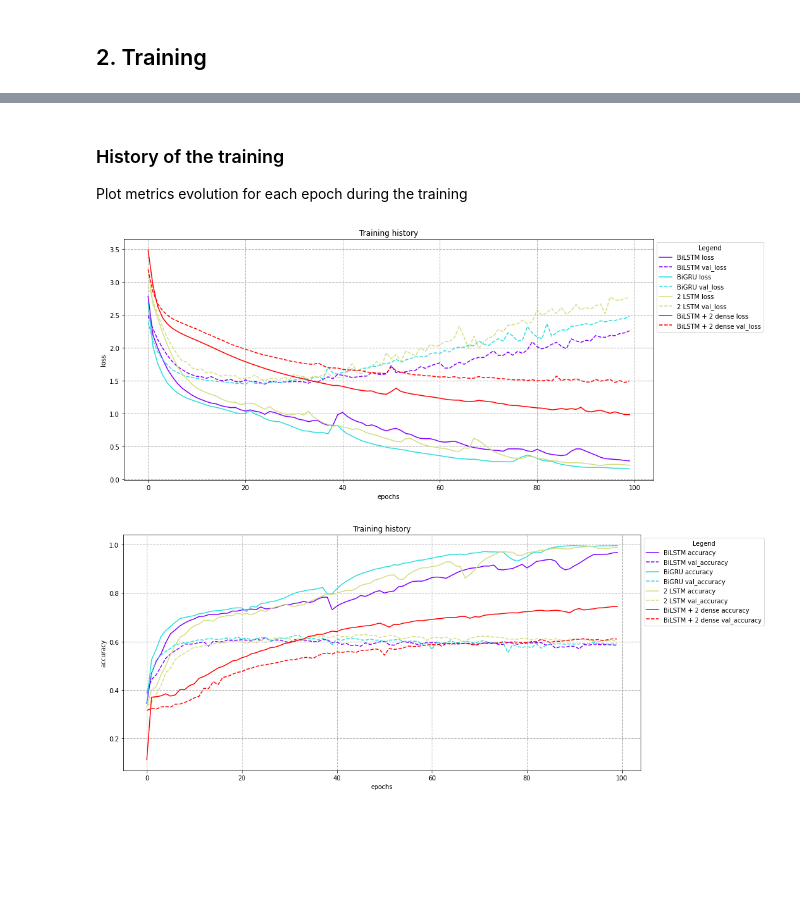
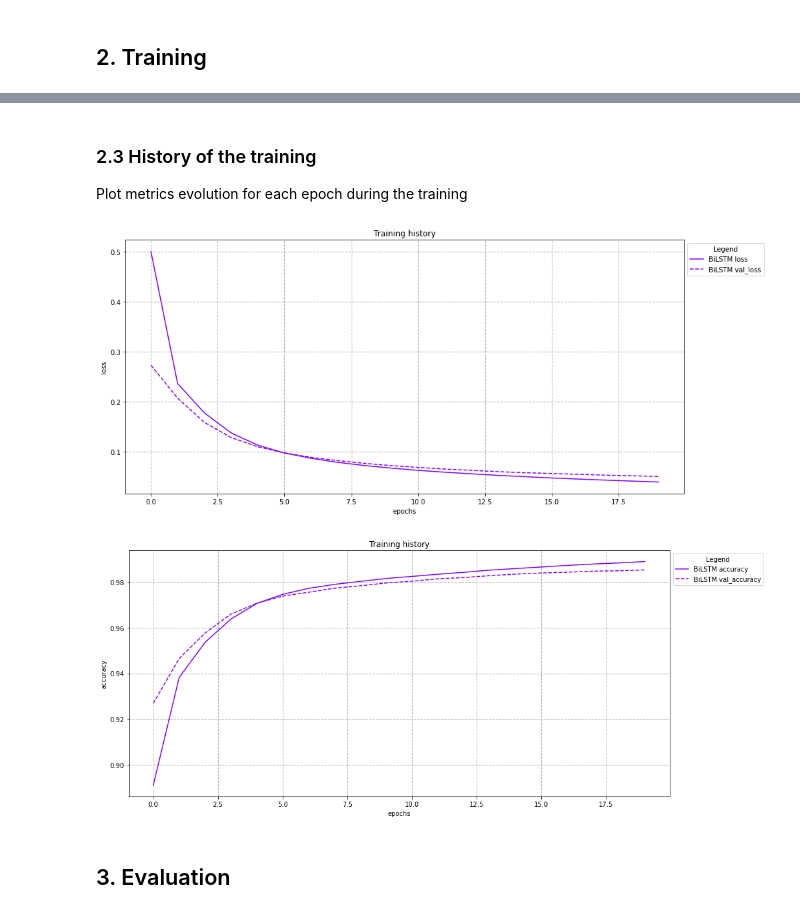
Before and after one commit to gmurro/PartOfSpeechTagging, a Jupyter notebook: Peppe.ipynb, the cells around one changed output, grey strips where cells are left out. Cells and saved outputs as stored; diff of their text form; code cells hidden in the pictures; blank space fills up the shorter version.

Commit message:
Seems that now is training 🏋️

```diff
--- a/Peppe.ipynb
+++ b/Peppe.ipynb
@@ -269,4 +188,0 @@ class GRUModel:
-# %%
-nn = GRUModel(di.X_vocabulary, embedder.embedding_dim, di.one_hot_depth, di.sequence_length, embedding_matrix)
-X_train, y_train = di.datasets[0]
-history_bigru = nn.model.fit(X_train, y_train, epochs=100, batch_size=12, validation_data=di.datasets[1])
@@ -311,4 +188,0 @@ class TwoLSTMModel:
-# %%
-nn = TwoLSTMModel(di.X_vocabulary, embedder.embedding_dim, di.one_hot_depth, di.sequence_length, embedding_matrix)
-X_train, y_train = di.datasets[0]
-history_two_bilstm = nn.model.fit(X_train, y_train, epochs=100, batch_size=12, validation_data=di.datasets[1])
@@ -352,4 +188,0 @@ class TwoDenseModel:
-# %%
-nn = TwoDenseModel(di.X_vocabulary, embedder.embedding_dim, di.one_hot_depth, di.sequence_length, embedding_matrix)
-X_train, y_train = di.datasets[0]
-history_bilstm_two_dense = nn.model.fit(X_train, y_train, epochs=100, batch_size=12, validation_data=di.datasets[1])
@@ -373,0 +256,2 @@ Epoch 100/100
+# %%
+history_bilstm = model.fit(X_train, y_train, epochs=20, batch_size=12, validation_data=(X_dev, y_dev))
@@ -374,4 +276,4 @@ Epoch 100/100
 # %% [markdown]
-### History of the training
+### 2.3 History of the training
 Plot metrics evolution for each epoch during the training
 # %%
@@ -414,10 +315,12 @@ def plot_history(models_history, keys, model_names=[], labels=("epochs", "metric
     plt.grid(linestyle='--', linewidth=1)
     plt.show()
 # %%
-models_history = [history_bilstm.history, history_bigru.history, history_two_bilstm.history, history_bilstm_two_dense.history]
-model_names = ["BiLSTM", "BiGRU", "2 LSTM", "BiLSTM + 2 dense"]
+models_history = [history_bilstm.history]
+model_names = ["BiLSTM"]
 plot_history(models_history, keys=['loss', 'val_loss'], model_names=model_names, labels=("epochs", "loss"), figsize=(15,7))
 plot_history(models_history, keys=['accuracy', 'val_accuracy'], model_names=model_names, labels=("epochs", "accuracy"), figsize=(15,7))
 # %% [output]
-[figure, old version]
+[figure, new version]
-[figure, old version]
+[figure, new version]
+# %% [markdown]
+## 3. Evaluation
```
Also changed, not shown: parts of 33 cells of this notebook, 3 other files.
